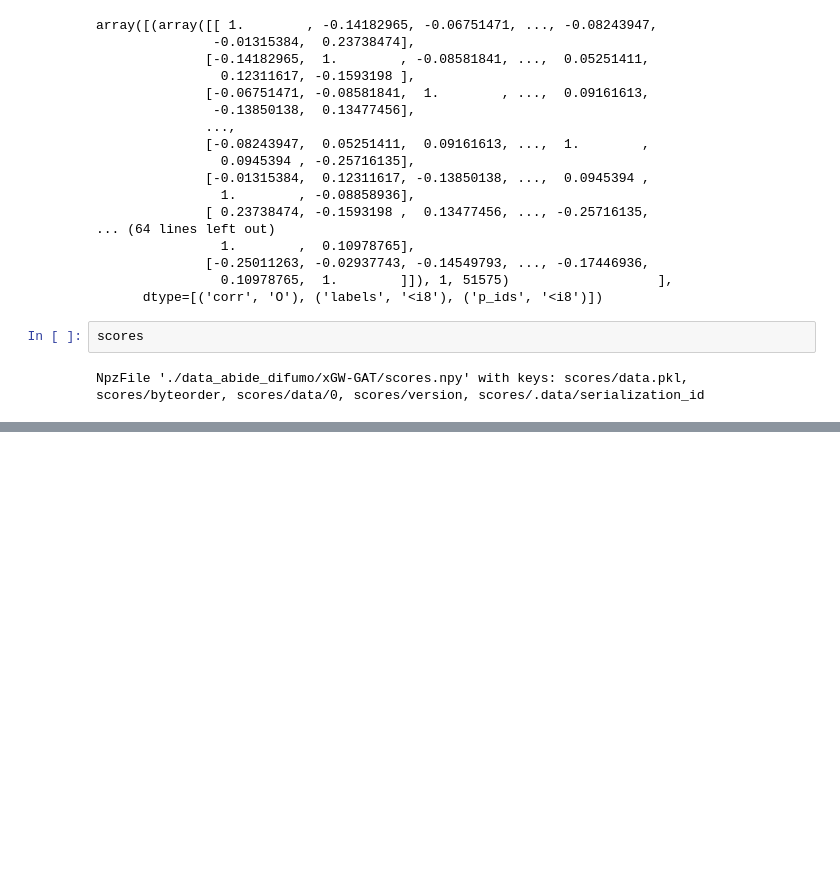
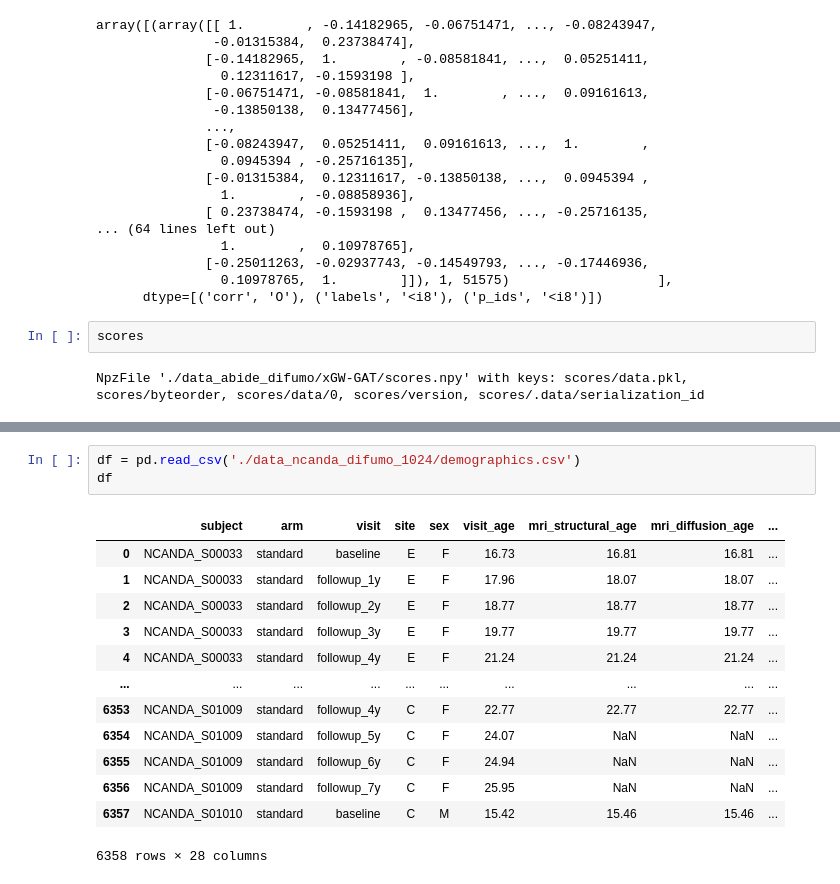
Before and after one commit to yanismiraoui/CNS-Research-YM, a Jupyter notebook: PPMI_FC_preprocessing.ipynb, the cells around one changed output, grey strips where cells are left out. Drawn from its saved outputs; the diff is of its cells as text; blank space fills up the shorter version.

```diff
--- a/PPMI_FC_preprocessing.ipynb
+++ b/PPMI_FC_preprocessing.ipynb
@@ -786,0 +825,17 @@ NpzFile './data_abide_difumo/xGW-GAT/scores.npy' with keys: scores/data.pkl, sco
+# %%
+df = pd.read_csv('./data_ncanda_difumo_1024/demographics.csv')
+df
+# %% [output]
+|  | subject | arm | visit | site | sex | visit_age | mri_structural_age | mri_diffusion_age | ... |
+| 0 | NCANDA_S00033 | standard | baseline | E | F | 16.73 | 16.81 | 16.81 | ... |
+| 1 | NCANDA_S00033 | standard | followup_1y | E | F | 17.96 | 18.07 | 18.07 | ... |
+| 2 | NCANDA_S00033 | standard | followup_2y | E | F | 18.77 | 18.77 | 18.77 | ... |
+| 3 | NCANDA_S00033 | standard | followup_3y | E | F | 19.77 | 19.77 | 19.77 | ... |
+| 4 | NCANDA_S00033 | standard | followup_4y | E | F | 21.24 | 21.24 | 21.24 | ... |
+| ... | ... | ... | ... | ... | ... | ... | ... | ... | ... |
+| 6353 | NCANDA_S01009 | standard | followup_4y | C | F | 22.77 | 22.77 | 22.77 | ... |
+| 6354 | NCANDA_S01009 | standard | followup_5y | C | F | 24.07 | NaN | NaN | ... |
+| 6355 | NCANDA_S01009 | standard | followup_6y | C | F | 24.94 | NaN | NaN | ... |
+| 6356 | NCANDA_S01009 | standard | followup_7y | C | F | 25.95 | NaN | NaN | ... |
+| 6357 | NCANDA_S01010 | standard | baseline | C | M | 15.42 | 15.46 | 15.46 | ... |
+6358 rows × 28 columns
```
Also changed, not shown: parts of 4 cells of this notebook, 3 other files.
